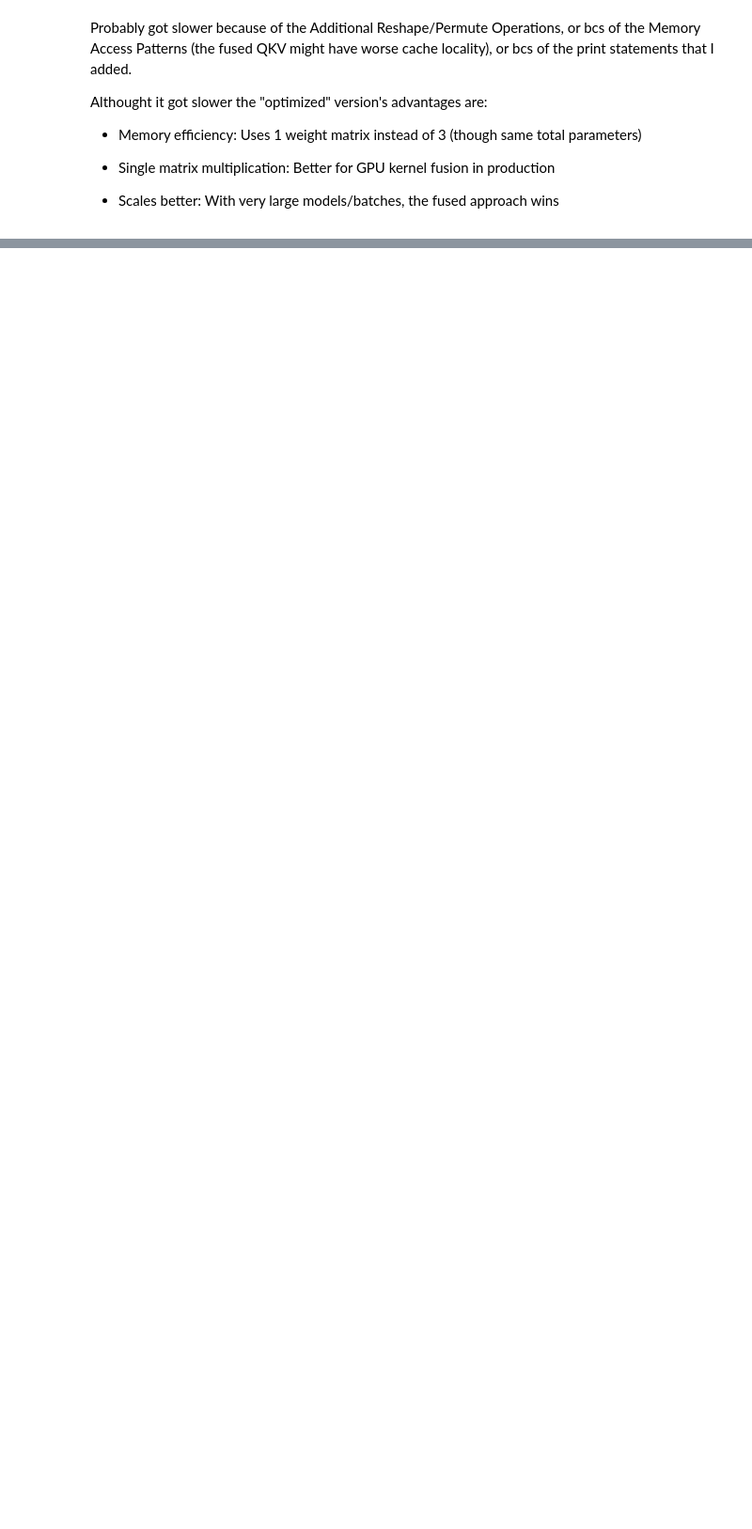
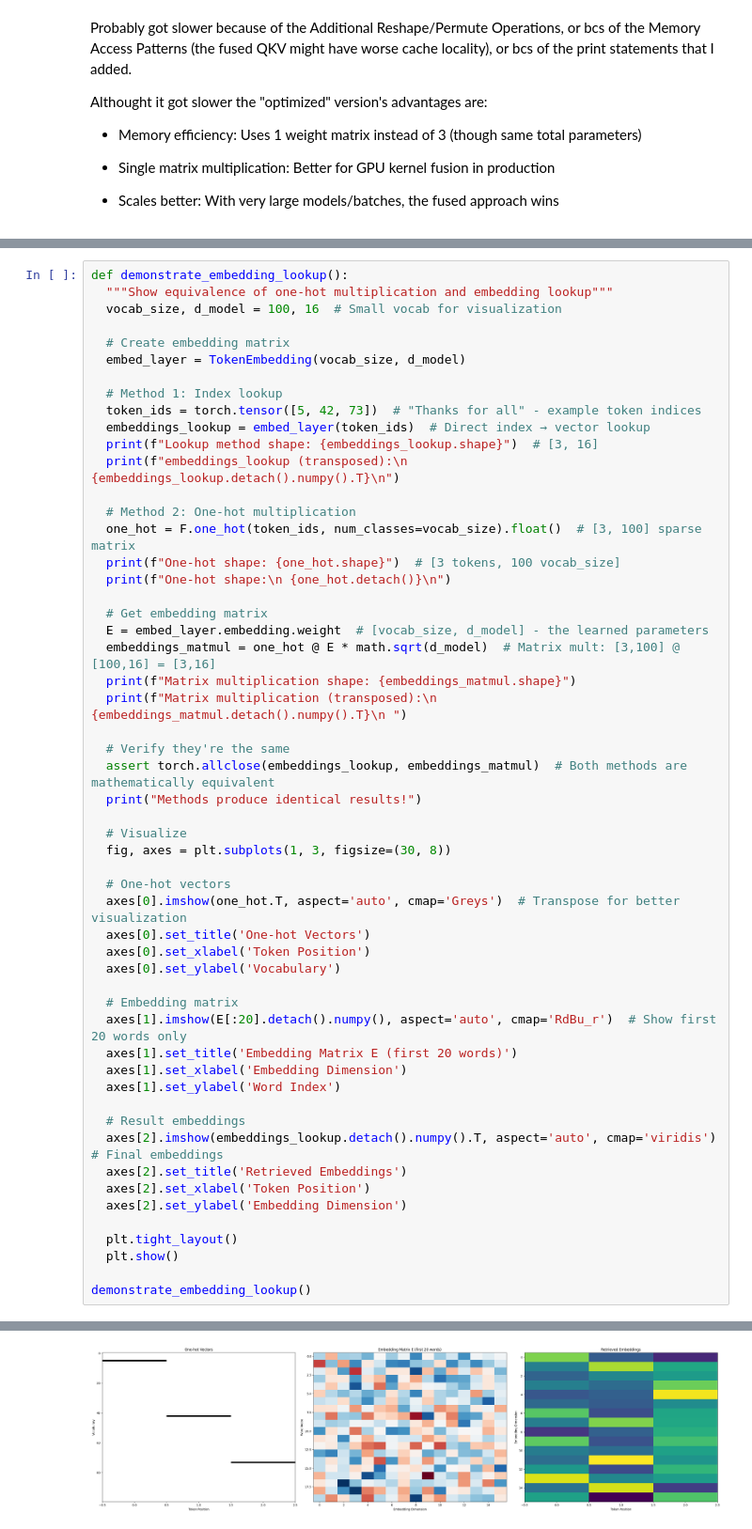
Before and after one commit to bltzr75/Practices_with_Speech_and_Language_Processing_Jurafsky_and_Martin, a Jupyter notebook: 9/Chapter_9.ipynb, the cells around one changed output, grey strips where cells are left out. Shown at 94% size. Saved outputs shown, nothing was run; the diff lists cells and outputs as text; blank space fills up the shorter version.

```diff
--- a/9/Chapter_9.ipynb
+++ b/9/Chapter_9.ipynb
@@ -1322,0 +1358,55 @@ Althought it got slower the "optimized" version's advantages are:
+# %%
+def demonstrate_embedding_lookup():
+  """Show equivalence of one-hot multiplication and embedding lookup"""
+  vocab_size, d_model = 100, 16  # Small vocab for visualization
+
+  # Create embedding matrix
+  embed_layer = TokenEmbedding(vocab_size, d_model)
+
+  # Method 1: Index lookup
+  token_ids = torch.tensor([5, 42, 73])  # "Thanks for all" - example token indices
+  embeddings_lookup = embed_layer(token_ids)  # Direct index → vector lookup
+  print(f"Lookup method shape: {embeddings_lookup.shape}")  # [3, 16]
+  print(f"embeddings_lookup (transposed):\n {embeddings_lookup.detach().numpy().T}\n")
+
+  # Method 2: One-hot multiplication
+  one_hot = F.one_hot(token_ids, num_classes=vocab_size).float()  # [3, 100] sparse matrix
+  print(f"One-hot shape: {one_hot.shape}")  # [3 tokens, 100 vocab_size]
+  print(f"One-hot shape:\n {one_hot.detach()}\n")
+
+  # Get embedding matrix
+  E = embed_layer.embedding.weight  # [vocab_size, d_model] - the learned parameters
+  embeddings_matmul = one_hot @ E * math.sqrt(d_model)  # Matrix mult: [3,100] @ [100,16] = [3,16]
+  print(f"Matrix multiplication shape: {embeddings_matmul.shape}")
+  print(f"Matrix multiplication (transposed):\n  {embeddings_matmul.detach().numpy().T}\n ")
+
+  # Verify they're the same
+  assert torch.allclose(embeddings_lookup, embeddings_matmul)  # Both methods are mathematically equivalent
+  print("Methods produce identical results!")
+
+  # Visualize
+  fig, axes = plt.subplots(1, 3, figsize=(30, 8))
+
+  # One-hot vectors
+  axes[0].imshow(one_hot.T, aspect='auto', cmap='Greys')  # Transpose for better visualization
+  axes[0].set_title('One-hot Vectors')
+  axes[0].set_xlabel('Token Position')
+  axes[0].set_ylabel('Vocabulary')
+
+  # Embedding matrix
+  axes[1].imshow(E[:20].detach().numpy(), aspect='auto', cmap='RdBu_r')  # Show first 20 words only
+  axes[1].set_title('Embedding Matrix E (first 20 words)')
+  axes[1].set_xlabel('Embedding Dimension')
+  axes[1].set_ylabel('Word Index')
+
+  # Result embeddings
+  axes[2].imshow(embeddings_lookup.detach().numpy().T, aspect='auto', cmap='viridis')  # Final embeddings
+  axes[2].set_title('Retrieved Embeddings')
+  axes[2].set_xlabel('Token Position')
+  axes[2].set_ylabel('Embedding Dimension')
+
+  plt.tight_layout()
+  plt.show()
+
+demonstrate_embedding_lookup()
+# %% [output]
@@ -1322,0 +1430 @@ Althought it got slower the "optimized" version's advantages are:
+[figure, added]
```
Also changed, not shown: parts of 14 cells of this notebook, 1 other file.
